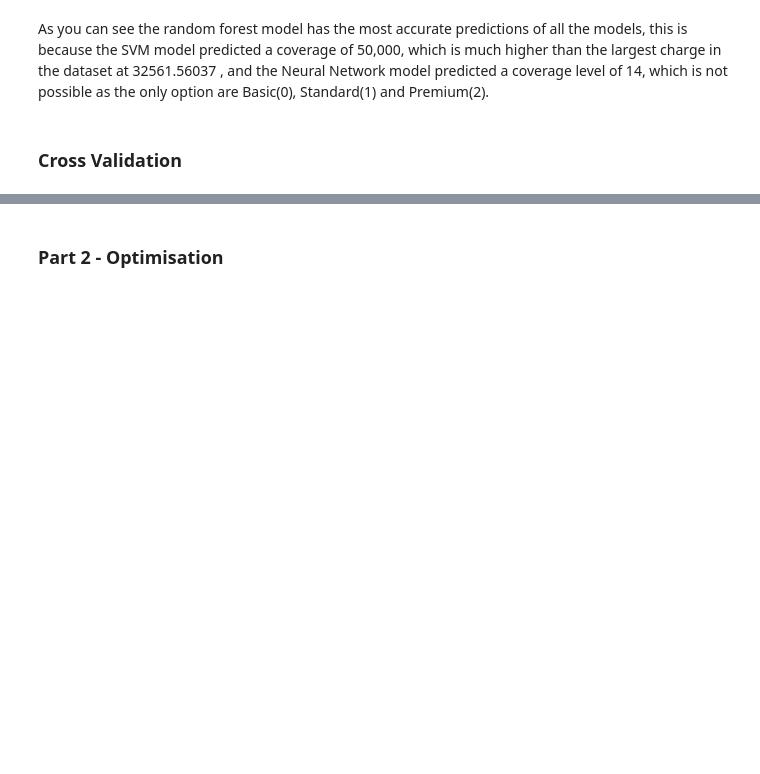
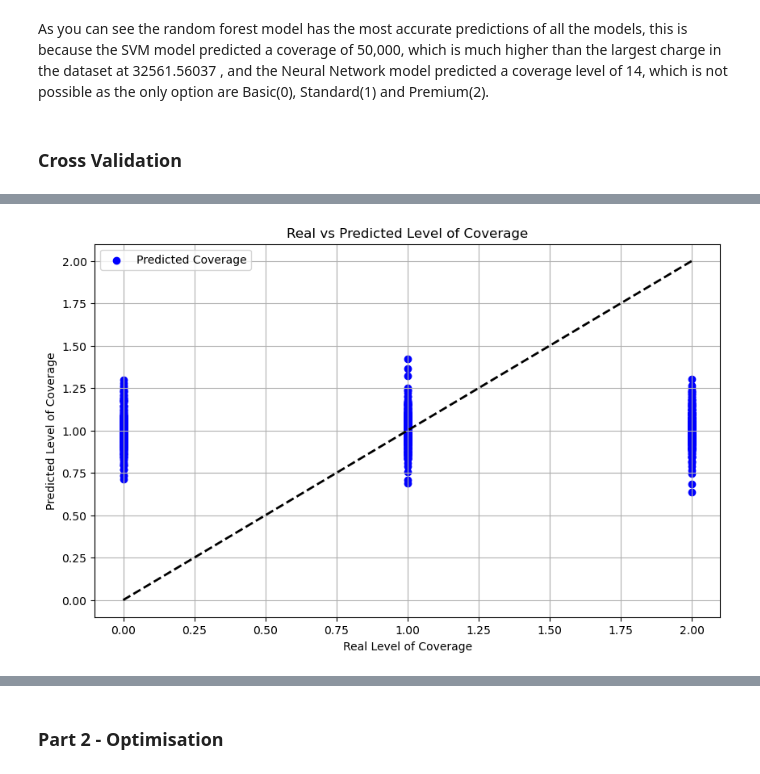
Before and after one commit to Zedster82/Comp-2002, a Jupyter notebook: Assignments/Final Report/Comp 2002 Report.ipynb, the cells around one changed output, grey strips where cells are left out. Saved outputs shown, nothing was run; the diff lists cells and outputs as text; code cells hidden in the pictures; blank space fills up the shorter version.

Commit message:
Life is good, added evaluation for all models

```diff
--- a/Assignments/Final Report/Comp 2002 Report.ipynb
+++ b/Assignments/Final Report/Comp 2002 Report.ipynb
@@ -125,14 +156,7 @@ X_test = scaler.transform(X_test)
 
 This random forest regressor is wrapped with a multi output regressor to make it so that we can predict both
 # %%
-# Define parameter grid for hyperparameter tuning
-##param_grid = {
-#    'n_estimators': [100, 200, 300],  # Number of trees in the forest
-#    'max_depth': [None, 10, 20],  # Maximum depth of the tree
-#    'min_samples_split': [2, 5, 10],  # Minimum number of samples required to split an internal node
-#    'min_samples_leaf': [1, 2, 4],  # Minimum number of samples required to be at a leaf node
-#    'max_features': ['auto', 'sqrt']  # Number of features to consider when looking for the best split
-#}
+from sklearn.ensemble import RandomForestRegressor
 
 param_grid_rf = {
     'estimator__max_depth': [10, 20, 30],
@@ -147,11 +171,11 @@ rf_regressor = RandomForestRegressor(random_state=42)
 multioutput_regressor = MultiOutputRegressor(rf_regressor)
 
 # Perform grid search with 5-fold cross-validation
-grid_search = GridSearchCV(estimator=multioutput_regressor, param_grid=param_grid_rf, cv=5, scoring='neg_mean_squared_error', n_jobs=-1)
-grid_search.fit(X_train, y_train)
+grid_search_rf = GridSearchCV(estimator=multioutput_regressor, param_grid=param_grid_rf, cv=5, scoring='neg_mean_squared_error', n_jobs=-1)
+grid_search_rf.fit(X_train, y_train)
 
 # Get the best model from grid search
-best_rf_model = grid_search.best_estimator_
+best_rf_model = grid_search_rf.best_estimator_
 
 # Make predictions on the testing data
 y_pred_rf = best_rf_model.predict(X_test)
@@ -160,8 +184,20 @@ y_pred_rf = best_rf_model.predict(X_test)
 y_charges_pred_rf = y_pred_rf[:, 0]  # Assuming charges is the first output variable
 y_coverage_pred_rf = y_pred_rf[:, 1]  # Assuming coverage is the second output variable
 
-# Evaluate the model
-mse_charges_rf = mean_squared_error(y_charges_test, y_charges_pred)
-mse_coverage_rf = mean_squared_error(y_coverage_test, y_coverage_pred)
+# Calculate Mean Squared Error (MSE)
+mse_charges_rf = mean_squared_error(y_charges_test, y_charges_pred_rf)
+mse_coverage_rf = mean_squared_error(y_coverage_test, y_coverage_pred_rf)
 print("Mean Squared Error (Charges):", mse_charges_rf)
 print("Mean Squared Error (Coverage Level):", mse_coverage_rf)
+
+# Calculate Mean Absolute Error (MAE)
+mae_charges_rf = mean_absolute_error(y_charges_test, y_charges_pred_rf)
+mae_coverage_rf = mean_absolute_error(y_coverage_test, y_coverage_pred_rf)
+print("Mean Absolute Error (Charges):", mae_charges_rf)
+print("Mean Absolute Error (Coverage Level):", mae_coverage_rf)
+
+# Calculate R-squared
+r2_charges_rf = r2_score(y_charges_test, y_charges_pred_rf)
+r2_coverage_rf = r2_score(y_coverage_test, y_coverage_pred_rf)
+print("R-squared (Charges):", r2_charges_rf)
+print("R-squared (Coverage Level):", r2_coverage_rf)
@@ -323,0 +417,12 @@ plt.show()
+# %%
+plt.figure(figsize=(10, 6))
+plt.scatter(y_coverage_test, y_coverage_pred_rf, color='blue', label='Predicted Coverage')
+plt.plot([y_coverage_test.min(), y_coverage_test.max()], [y_coverage_test.min(), y_coverage_test.max()], 'k--', lw=2)
+plt.xlabel('Real Level of Coverage')
+plt.ylabel('Predicted Level of Coverage')
+plt.title('Real vs Predicted Level of Coverage')
+plt.legend()
+plt.grid(True)
+plt.show()
+# %% [output]
+[figure, added]
```
Also changed, not shown: parts of 20 cells of this notebook.
